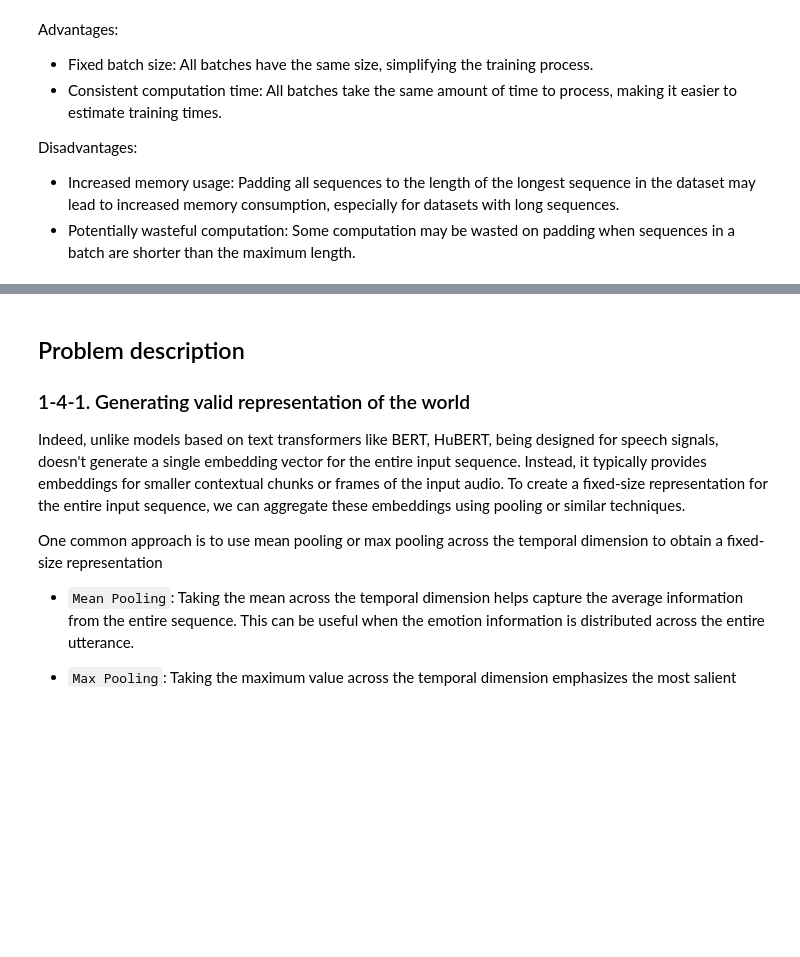
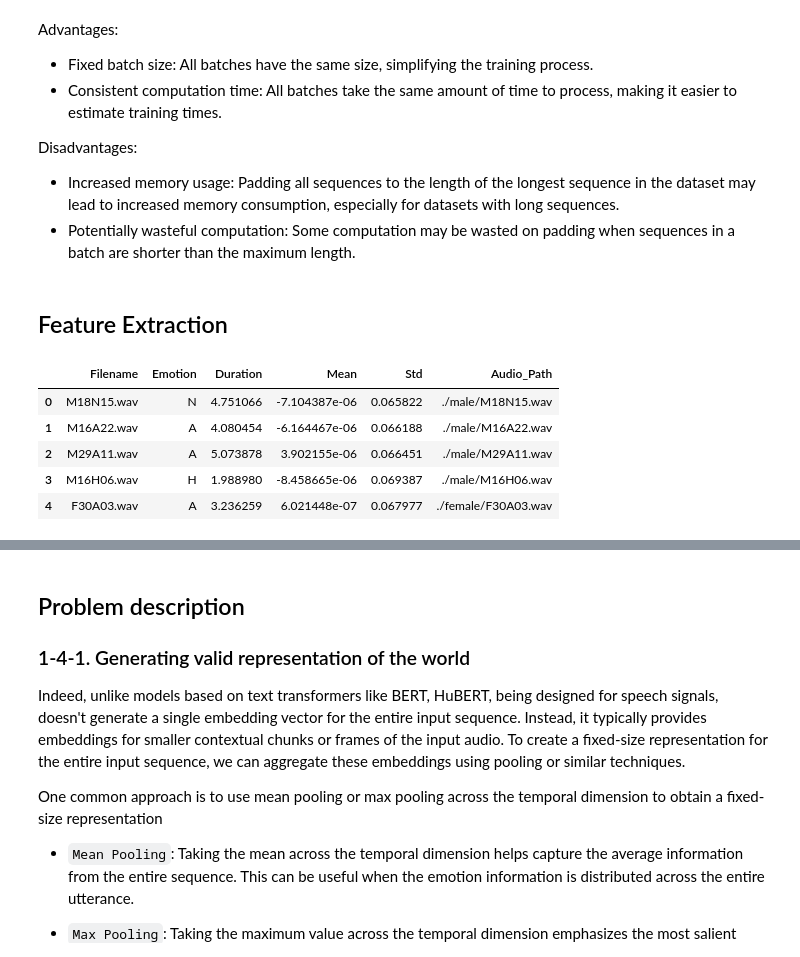
Before and after one commit to pooyaaf/Neural-Networks-Deep-Learning, a Jupyter notebook: Homework/HomeWork5/Q1/Question_1_Speech_Emotion_Recognition_on_shEMO_dataset_using_HuBER.ipynb, the cells around one changed output, grey strips where cells are left out. Saved outputs shown, nothing was run; the diff lists cells and outputs as text; code cells hidden in the pictures; blank space fills up the shorter version.

```diff
--- a/Homework/HomeWork5/Q1/Question_1_Speech_Emotion_Recognition_on_shEMO_dataset_using_HuBER.ipynb
+++ b/Homework/HomeWork5/Q1/Question_1_Speech_Emotion_Recognition_on_shEMO_dataset_using_HuBER.ipynb
@@ -429,3 +419,5 @@ def pad_collate(batch):
 train_loader = DataLoader(train_dataset, batch_size=32, shuffle=True, collate_fn=pad_collate)
 validation_loader = DataLoader(validation_dataset, batch_size=32, shuffle=True, collate_fn=pad_collate)
 test_loader = DataLoader(test_dataset, batch_size=32, shuffle=True, collate_fn=pad_collate)
+# %% [markdown]
+## Feature Extraction
@@ -431,0 +428,9 @@ test_loader = DataLoader(test_dataset, batch_size=32, shuffle=True, collate_fn=p
+# %%
+train_df.head()
+# %% [output]
+|  | Filename | Emotion | Duration | Mean | Std | Audio_Path |
+| 0 | M18N15.wav | N | 4.751066 | -7.104387e-06 | 0.065822 | ./male/M18N15.wav |
+| 1 | M16A22.wav | A | 4.080454 | -6.164467e-06 | 0.066188 | ./male/M16A22.wav |
+| 2 | M29A11.wav | A | 5.073878 | 3.902155e-06 | 0.066451 | ./male/M29A11.wav |
+| 3 | M16H06.wav | H | 1.988980 | -8.458665e-06 | 0.069387 | ./male/M16H06.wav |
+| 4 | F30A03.wav | A | 3.236259 | 6.021448e-07 | 0.067977 | ./female/F30A03.wav |
```
Also changed, not shown: parts of 21 cells of this notebook.
